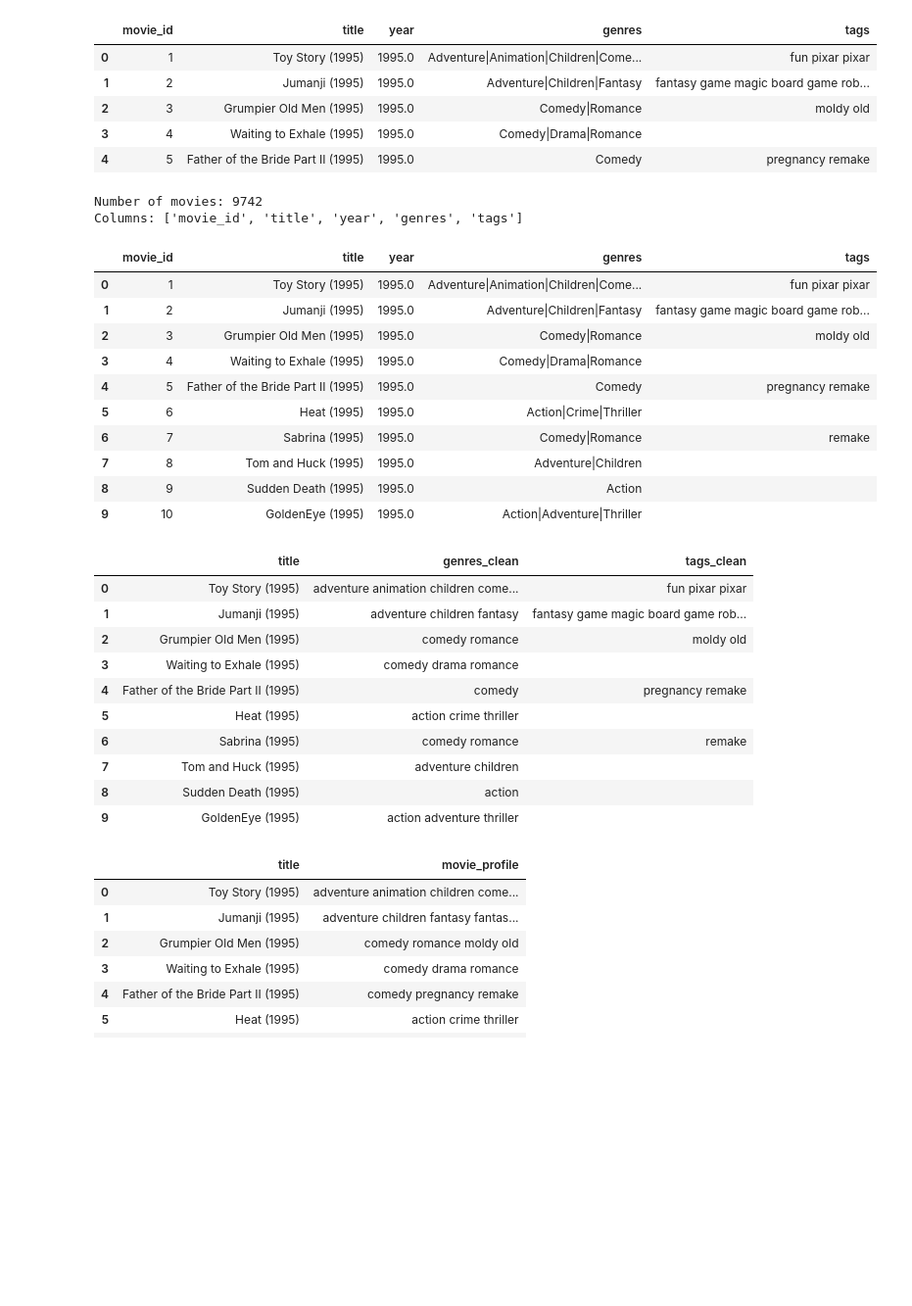
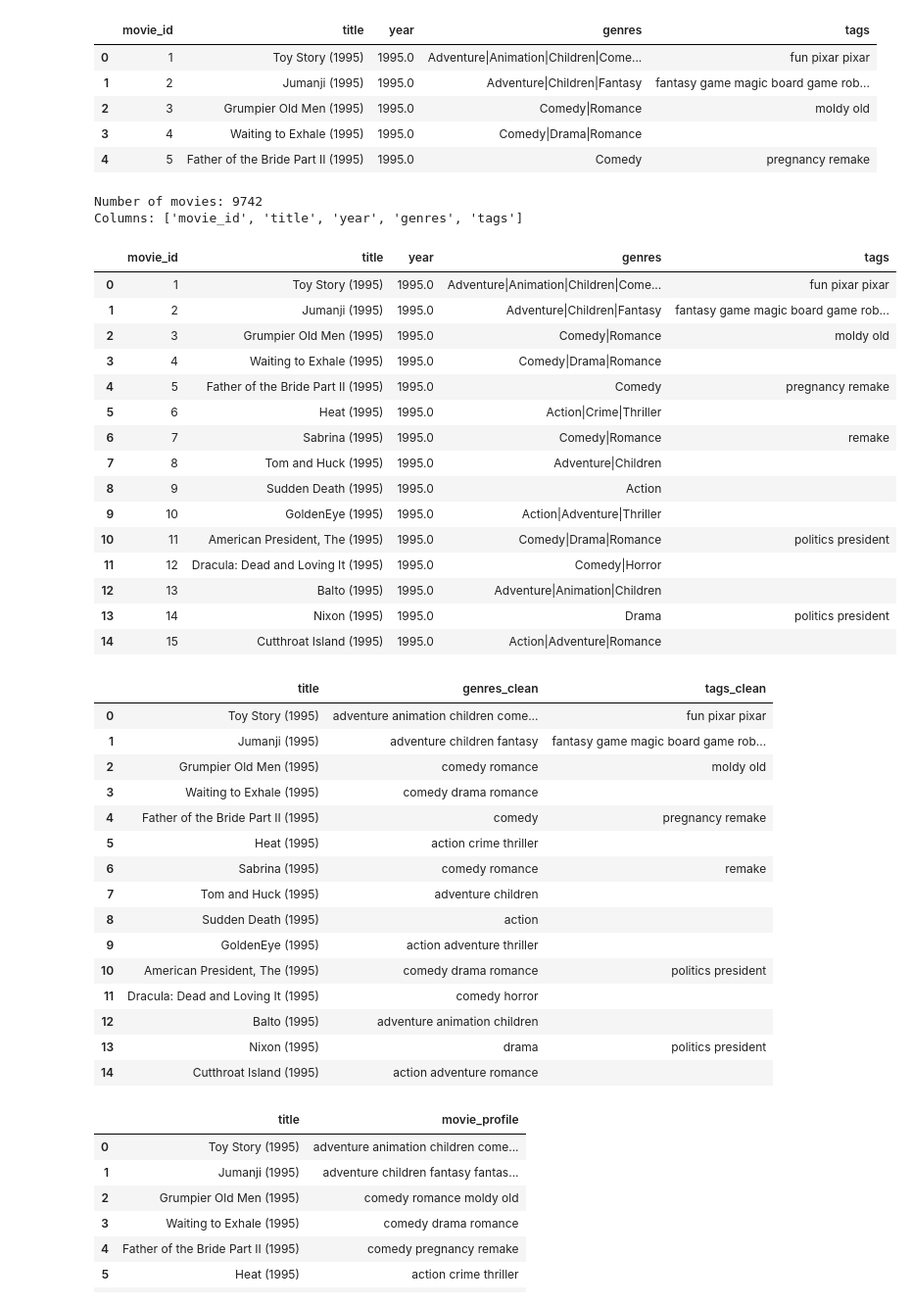
Before and after one commit to PragyaSharmaHyd/CPSC481_Final, a Jupyter notebook: notebooks/recommendations.ipynb, the cells around one changed output. Shown at 98% size. Saved outputs shown, nothing was run; the diff lists cells and outputs as text; code cells hidden in the pictures; blank space fills up the shorter version.

```diff
--- a/notebooks/recommendations.ipynb
+++ b/notebooks/recommendations.ipynb
@@ -4,13 +4,11 @@ import pandas as pd
 from pathlib import Path
 
 # Locate the database
-possible_paths = [
-    Path("../backend/database/cinematch.db"),
-    Path("../database/cinematch.db"),
-    Path("backend/database/cinematch.db")
+paths = [
+    Path("../backend/database/cinematch.db")
 ]
 
-DB_PATH = next((p.resolve() for p in possible_paths if p.exists()), None)
+DB_PATH = next((p.resolve() for p in paths if p.exists()), None)
 
 if DB_PATH is None:
     raise FileNotFoundError("Could not locate cinematch.db")
@@ -51,28 +49,40 @@ movies_df.head()
 # %%
 # running the extracted data to check if the data is correct and the number of rows and columns are correct
 
 print("Number of movies:", len(movies_df))
 print("Columns:", movies_df.columns.tolist())
 
-movies_df.head(10)
+movies_df.head(15)
 # %% [output]
 Number of movies: 9742
 Columns: ['movie_id', 'title', 'year', 'genres', 'tags']
 |  | movie_id | title | year | genres | tags |
 | 0 | 1 | Toy Story (1995) | 1995.0 | Adventure|Animation|Children|Come... | fun pixar pixar |
 | 1 | 2 | Jumanji (1995) | 1995.0 | Adventure|Children|Fantasy | fantasy game magic board game rob... |
 | 2 | 3 | Grumpier Old Men (1995) | 1995.0 | Comedy|Romance | moldy old |
 | 3 | 4 | Waiting to Exhale (1995) | 1995.0 | Comedy|Drama|Romance |  |
 | 4 | 5 | Father of the Bride Part II (1995) | 1995.0 | Comedy | pregnancy remake |
 | 5 | 6 | Heat (1995) | 1995.0 | Action|Crime|Thriller |  |
 | 6 | 7 | Sabrina (1995) | 1995.0 | Comedy|Romance | remake |
 | 7 | 8 | Tom and Huck (1995) | 1995.0 | Adventure|Children |  |
 | 8 | 9 | Sudden Death (1995) | 1995.0 | Action |  |
 | 9 | 10 | GoldenEye (1995) | 1995.0 | Action|Adventure|Thriller |  |
+| 10 | 11 | American President, The (1995) | 1995.0 | Comedy|Drama|Romance | politics president |
+| 11 | 12 | Dracula: Dead and Loving It (1995) | 1995.0 | Comedy|Horror |  |
+| 12 | 13 | Balto (1995) | 1995.0 | Adventure|Animation|Children |  |
+| 13 | 14 | Nixon (1995) | 1995.0 | Drama | politics president |
+| 14 | 15 | Cutthroat Island (1995) | 1995.0 | Action|Adventure|Romance |  |
 # %%
-# Handle missing values
+# Handle missing values (shouldn't be any, but just in case)
 movies_df["genres"] = movies_df["genres"].fillna("")
 movies_df["tags"] = movies_df["tags"].fillna("")
+
+# Clean tags
+movies_df["tags_clean"] = (
+    movies_df["tags"]
+    .str.lower()
+    .str.strip()
+)
 
 # Convert genres from "|" separated format to spaces
 movies_df["genres_clean"] = (
@@ -82,14 +92,7 @@ movies_df["genres_clean"] = (
     .str.strip()
 )
 
-# Clean tags
-movies_df["tags_clean"] = (
-    movies_df["tags"]
-    .str.lower()
-    .str.strip()
-)
-
-movies_df[["title", "genres_clean", "tags_clean"]].head(10)
+movies_df[["title", "genres_clean", "tags_clean"]].head(15)
 # %% [output]
 |  | title | genres_clean | tags_clean |
 | 0 | Toy Story (1995) | adventure animation children come... | fun pixar pixar |
@@ -102,6 +105,11 @@ movies_df[["title", "genres_clean", "tags_clean"]].head(10)
 | 7 | Tom and Huck (1995) | adventure children |  |
 | 8 | Sudden Death (1995) | action |  |
 | 9 | GoldenEye (1995) | action adventure thriller |  |
+| 10 | American President, The (1995) | comedy drama romance | politics president |
+| 11 | Dracula: Dead and Loving It (1995) | comedy horror |  |
+| 12 | Balto (1995) | adventure animation children |  |
+| 13 | Nixon (1995) | drama | politics president |
+| 14 | Cutthroat Island (1995) | action adventure romance |  |
 # %%
 # combining the genres and tags into a single column for each movie to create a movie profile
 
```
Also changed, not shown: parts of 9 cells of this notebook.
